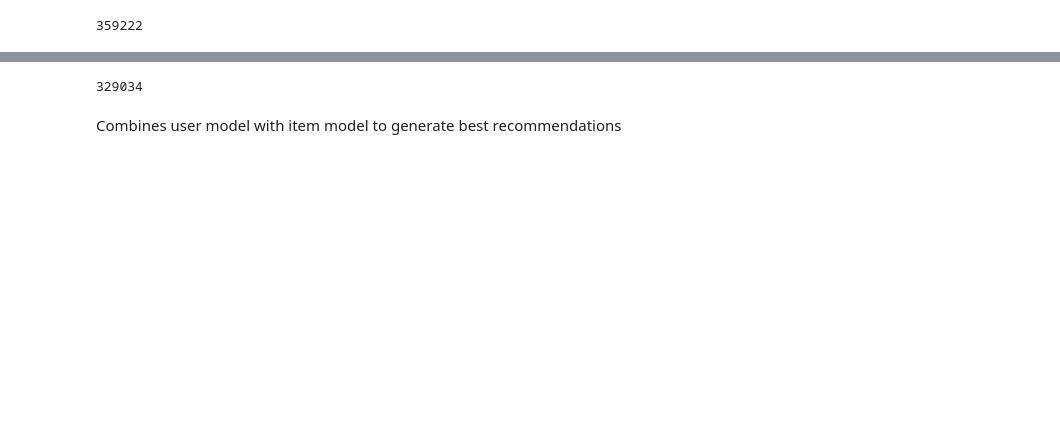
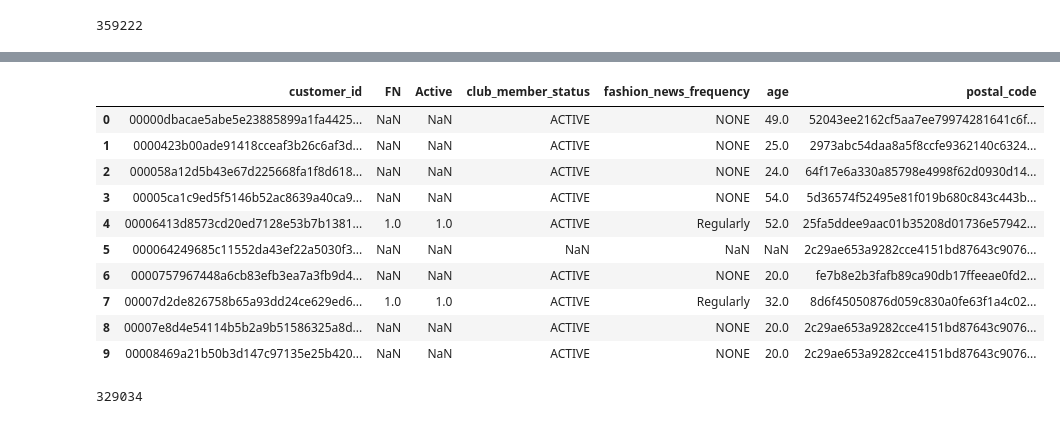
Before and after one commit to ahmed-arafaath/CS677-FinalProjectH-M, a Jupyter notebook: CS677_Final_Project.ipynb, the cells around one changed output, grey strips where cells are left out. Cells and saved outputs as stored; diff of their text form; code cells hidden in the pictures; blank space fills up the shorter version.

```diff
--- a/CS677_Final_Project.ipynb
+++ b/CS677_Final_Project.ipynb
@@ -98 +134,15 @@ len(np.unique(trans_train['customer_id']))
+# %%
+customers.head(10)
+# %% [output]
+|  | customer_id | FN | Active | club_member_status | fashion_news_frequency | age | postal_code |
+| 0 | 00000dbacae5abe5e23885899a1fa4425... | NaN | NaN | ACTIVE | NONE | 49.0 | 52043ee2162cf5aa7ee79974281641c6f... |
+| 1 | 0000423b00ade91418cceaf3b26c6af3d... | NaN | NaN | ACTIVE | NONE | 25.0 | 2973abc54daa8a5f8ccfe9362140c6324... |
+| 2 | 000058a12d5b43e67d225668fa1f8d618... | NaN | NaN | ACTIVE | NONE | 24.0 | 64f17e6a330a85798e4998f62d0930d14... |
+| 3 | 00005ca1c9ed5f5146b52ac8639a40ca9... | NaN | NaN | ACTIVE | NONE | 54.0 | 5d36574f52495e81f019b680c843c443b... |
+| 4 | 00006413d8573cd20ed7128e53b7b1381... | 1.0 | 1.0 | ACTIVE | Regularly | 52.0 | 25fa5ddee9aac01b35208d01736e57942... |
+| 5 | 000064249685c11552da43ef22a5030f3... | NaN | NaN | NaN | NaN | NaN | 2c29ae653a9282cce4151bd87643c9076... |
+| 6 | 0000757967448a6cb83efb3ea7a3fb9d4... | NaN | NaN | ACTIVE | NONE | 20.0 | fe7b8e2b3fafb89ca90db17ffeeae0fd2... |
+| 7 | 00007d2de826758b65a93dd24ce629ed6... | 1.0 | 1.0 | ACTIVE | Regularly | 32.0 | 8d6f45050876d059c830a0fe63f1a4c02... |
+| 8 | 00007e8d4e54114b5b2a9b51586325a8d... | NaN | NaN | ACTIVE | NONE | 20.0 | 2c29ae653a9282cce4151bd87643c9076... |
+| 9 | 00008469a21b50b3d147c97135e25b420... | NaN | NaN | ACTIVE | NONE | 20.0 | 2c29ae653a9282cce4151bd87643c9076... |
 # %%
@@ -131,2 +178,0 @@ def my_positive_weights(weights): # return value is just tf.nn.relu(weights)
-# %% [markdown]
-Combines user model with item model to generate best recommendations
```
Also changed, not shown: parts of 37 cells of this notebook.
